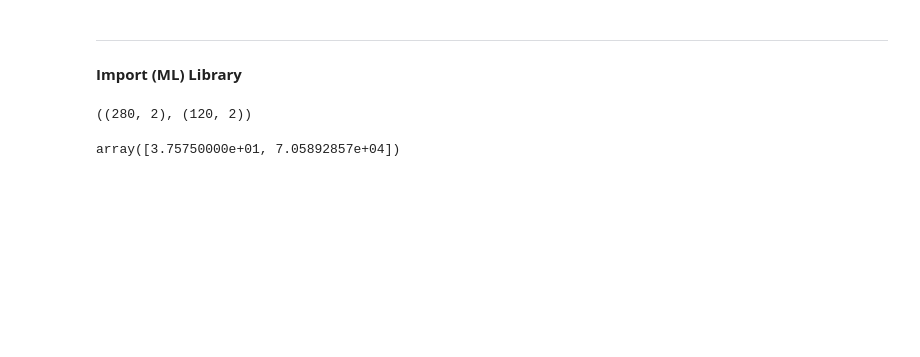
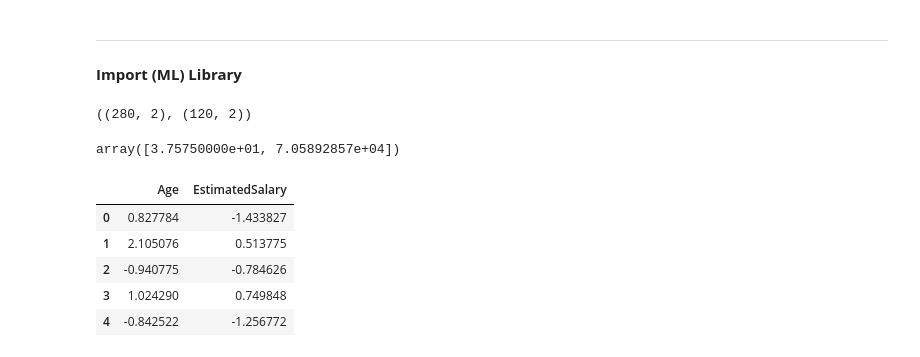
Before and after one commit to zain4cs/Feature-Engineering, a Jupyter notebook: Feature_Engineering.ipynb, the cells around one changed output. Cells and saved outputs as stored; diff of their text form; code cells hidden in the pictures; blank space fills up the shorter version.

```diff
--- a/Feature_Engineering.ipynb
+++ b/Feature_Engineering.ipynb
@@ -79,0 +83,9 @@ array([3.75750000e+01, 7.05892857e+04])
+# %%
+x_test_scale.head()
+# %% [output]
+|  | Age | EstimatedSalary |
+| 0 | 0.827784 | -1.433827 |
+| 1 | 2.105076 | 0.513775 |
+| 2 | -0.940775 | -0.784626 |
+| 3 | 1.024290 | 0.749848 |
+| 4 | -0.842522 | -1.256772 |
```
Also changed, not shown: parts of 9 cells of this notebook.
